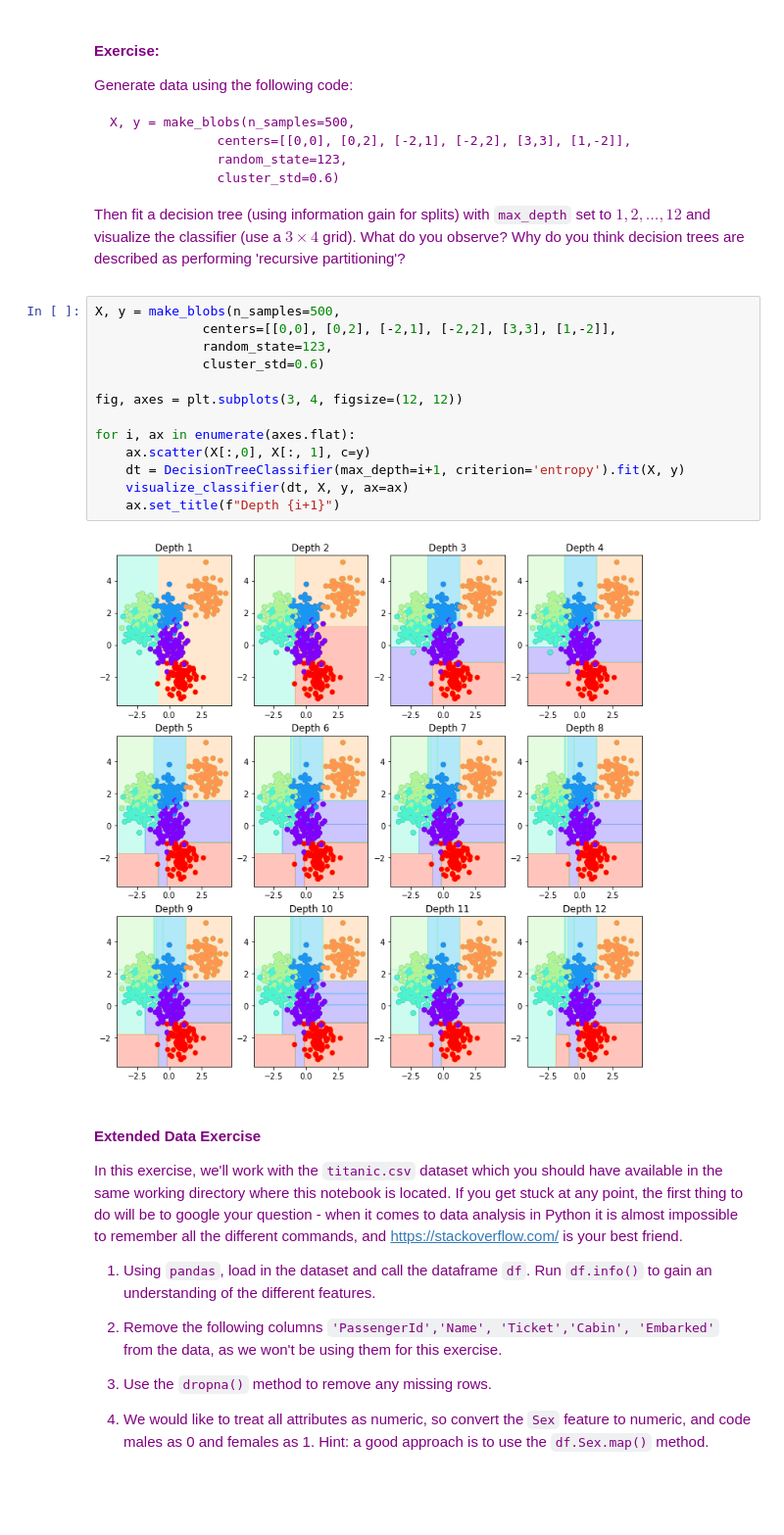
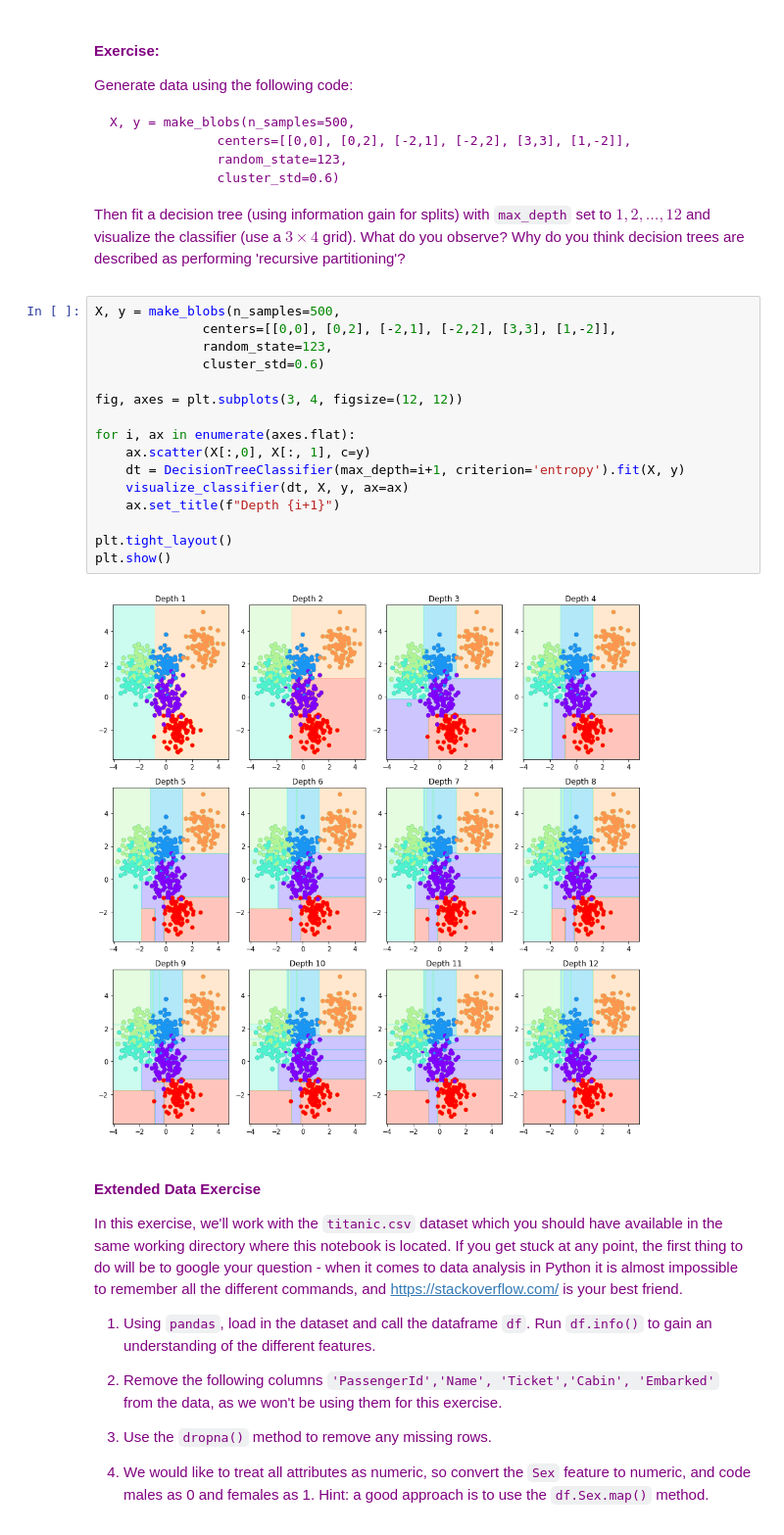
Before and after one commit to nerrma/tutoring, a Jupyter notebook: labs/Lab4_NonparametricModelling-Questions.ipynb, the cells around one changed output. Shown at 98% size. Drawn from its saved outputs; the diff is of its cells as text; blank space fills up the shorter version.

````diff
--- a/labs/Lab4_NonparametricModelling-Questions.ipynb
+++ b/labs/Lab4_NonparametricModelling-Questions.ipynb
@@ -377,21 +377,24 @@ X, y = make_blobs(n_samples=500,
               cluster_std=0.6)
 ```
 Then fit a decision tree (using information gain for splits) with `max_depth` set to $1,2,\dots, 12$ and visualize the classifier (use a $3 \times 4$ grid). What do you observe? Why do you think decision trees are described as performing 'recursive partitioning'?
-# %%
-X, y = make_blobs(n_samples=500,
-              centers=[[0,0], [0,2], [-2,1], [-2,2], [3,3], [1,-2]],
-              random_state=123,
-              cluster_std=0.6)
-
-fig, axes = plt.subplots(3, 4, figsize=(12, 12))
-
-for i, ax in enumerate(axes.flat):
-    ax.scatter(X[:,0], X[:, 1], c=y)
-    dt = DecisionTreeClassifier(max_depth=i+1, criterion='entropy').fit(X, y)
-    visualize_classifier(dt, X, y, ax=ax)
-    ax.set_title(f"Depth {i+1}")
-# %% [output]
-[figure, removed]
+# %%
+X, y = make_blobs(n_samples=500,
+              centers=[[0,0], [0,2], [-2,1], [-2,2], [3,3], [1,-2]],
+              random_state=123,
+              cluster_std=0.6)
+
+fig, axes = plt.subplots(3, 4, figsize=(12, 12))
+
+for i, ax in enumerate(axes.flat):
+    ax.scatter(X[:,0], X[:, 1], c=y)
+    dt = DecisionTreeClassifier(max_depth=i+1, criterion='entropy').fit(X, y)
+    visualize_classifier(dt, X, y, ax=ax)
+    ax.set_title(f"Depth {i+1}")
+
+plt.tight_layout()
+plt.show()
+# %% [output]
+[figure, added]
 # %% [markdown]
 <font color='purple'>
 
````
Also changed, not shown: 4 other files.
